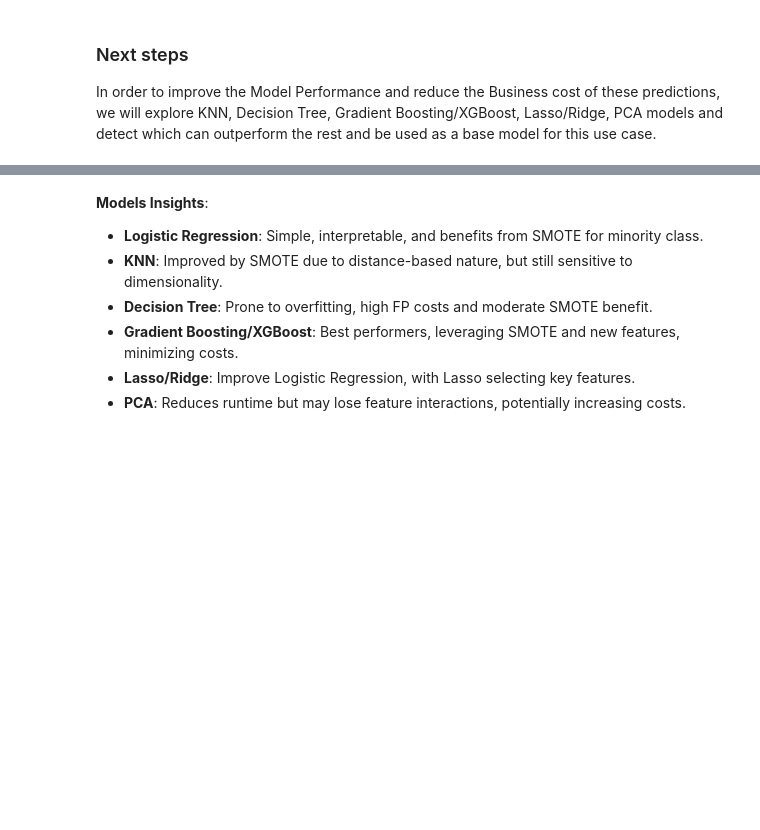
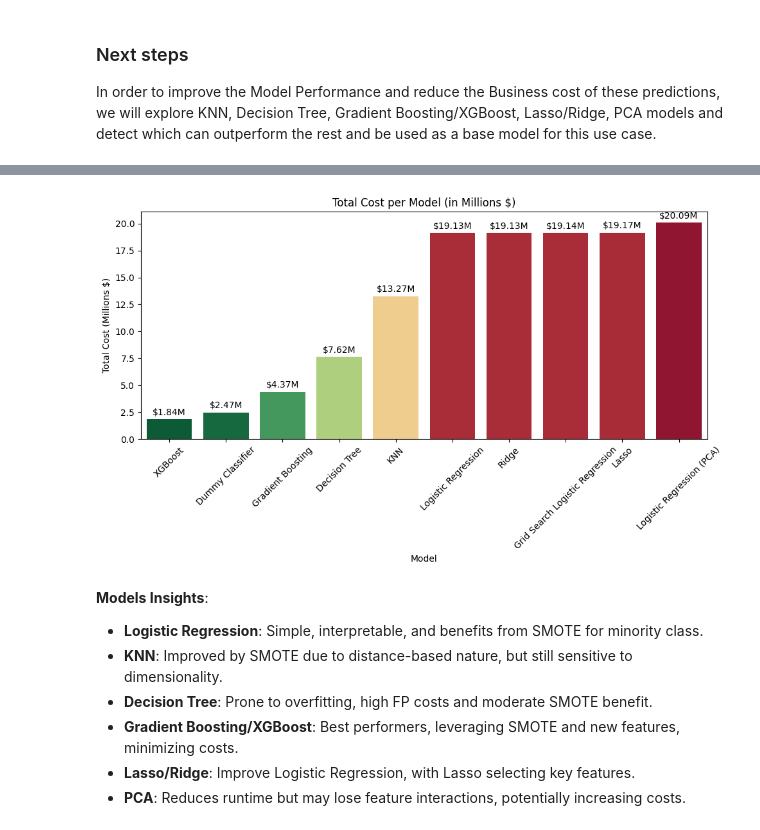
Before and after one commit to oscarzapi/capstoneProject, a Jupyter notebook: capstoneProject.ipynb, the cells around one changed output, grey strips where cells are left out. Cells and saved outputs as stored; diff of their text form; code cells hidden in the pictures; blank space fills up the shorter version.

```diff
--- a/capstoneProject.ipynb
+++ b/capstoneProject.ipynb
@@ -778,28 +776,36 @@ Model Performance and Business Cost Comparison (SMOTE)
 # %%
-# Convert Total Cost to millions and round it
+
+# Converting Total Cost to millions and round it
 results_df['Total Cost (Millions $)'] = (results_df['Total Cost ($)'] / 1_000_000).round(2)
 
-
-# Normalize for color mapping
+# Normalizing for color mapping
 min_cost = results_df['Total Cost (Millions $)'].min()
 max_cost = results_df['Total Cost (Millions $)'].max()
 results_df['Color Scale'] = results_df['Total Cost (Millions $)'].apply(lambda x: (x - min_cost) / (max_cost - min_cost))
 
-# Use a valid Plotly sequential color scale (green to red)
-colorscale = px.colors.sequential.RdBu[::-1]
-color_count = len(colorscale)
-results_df['Color'] = results_df['Color Scale'].apply(lambda x: colorscale[int(x * (color_count - 1))])
+# Applying green-to-red color scale
+cmap = plt.get_cmap('RdYlGn_r')
+results_df['Color'] = results_df['Color Scale'].apply(lambda x: mcolors.to_hex(cmap(x)))
 
+# Sorting by cost ascending
+results_df_sorted = results_df.sort_values(by='Total Cost (Millions $)', ascending=True).reset_index(drop=True)
 
-# Sort the DataFrame by 'Total Cost (Millions $)' in ascending order
-results_df_sorted = results_df.sort_values(by='Total Cost (Millions $)', ascending=True)
+# Plotting the model by ascending cost
+plt.figure(figsize=(10, 6))
+barplot = sns.barplot(
+    data=results_df_sorted,
+    x='Model',
+    y='Total Cost (Millions $)',
+    palette=results_df_sorted.set_index('Model')['Color'].to_dict()
+)
 
+# Adding labels above bars
+for i, row in results_df_sorted.iterrows():
+    barplot.text(i, row['Total Cost (Millions $)'] + 0.2, f"${row['Total Cost (Millions $)']:.2f}M",
+                 ha='center', va='bottom')
 
-# Create bar chart
-fig = px.bar(results_df_sorted, x='Model', y='Total Cost (Millions $)', title='Total Cost per Model (in Millions $)',
-             labels={'Total Cost (Millions $)': 'Total Cost (Millions $)', 'Model': 'Model'},
-             text='Total Cost (Millions $)', color='Color', color_discrete_map='identity')
-
-fig.update_layout(xaxis_tickangle=-45)
-fig.show()
+plt.xticks(rotation=45)
+plt.title('Total Cost per Model (in Millions $)')
+plt.tight_layout()
+plt.show()
 # %% [output]
@@ -807,3 +812,4 @@ fig.show()
+[figure, added]
 # %% [markdown]
 **Models Insights**:
 - **Logistic Regression**: Simple, interpretable, and benefits from SMOTE for minority class.
```
Also changed, not shown: parts of 5 cells of this notebook.
